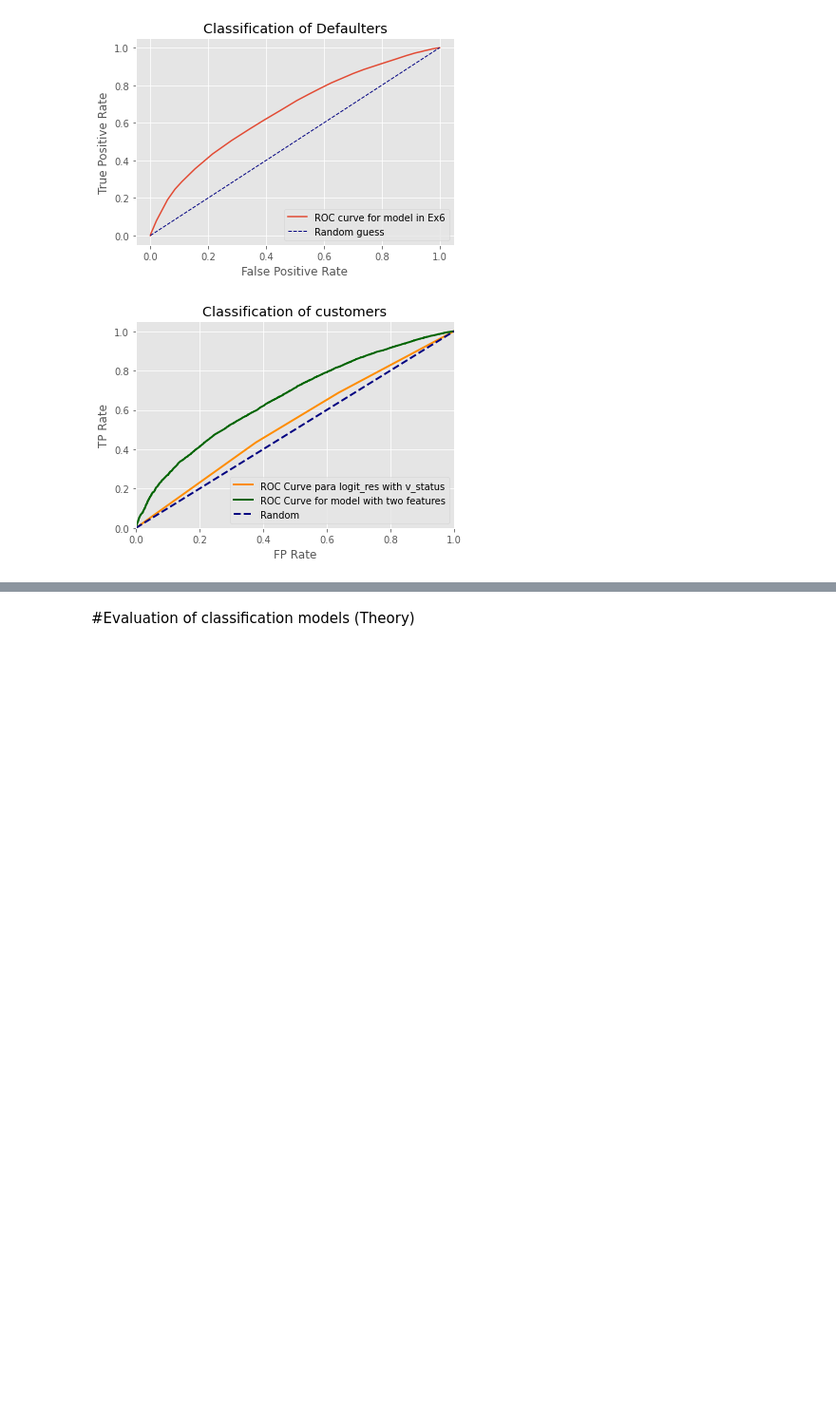
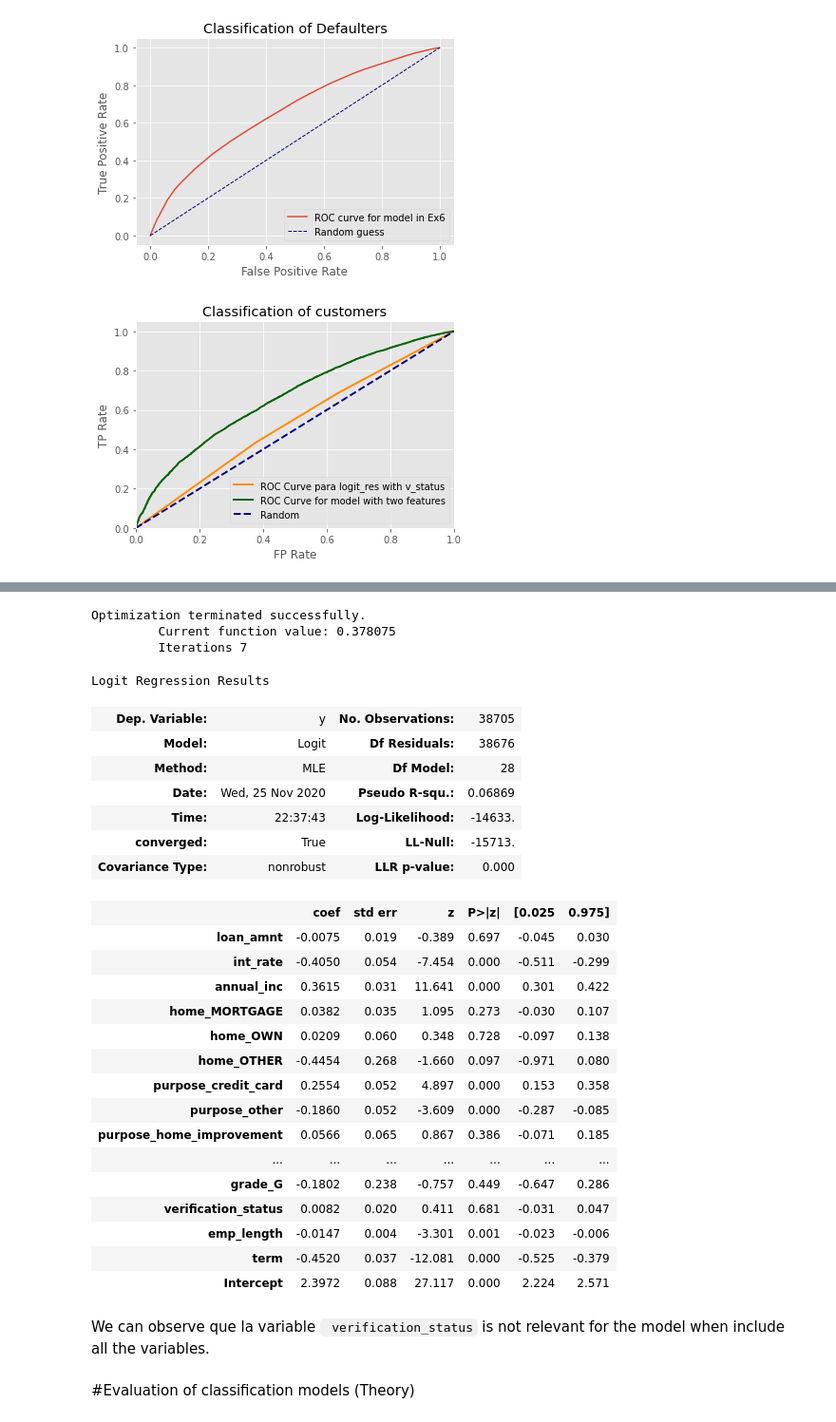
Before and after one commit to ancastillar/How-important-is-the-income-source-of-a-loan-applicant-, a Jupyter notebook: Model_LOAN.ipynb, the cells around one changed output, grey strips where cells are left out. Shown: that part at 95% size. Drawn from its saved outputs; the diff is of its cells as text; code cells hidden in the pictures; blank space fills up the shorter version.

```diff
--- a/Model_LOAN.ipynb
+++ b/Model_LOAN.ipynb
@@ -205,3 +257,37 @@ plt.show()
+# %%
+logit_full1 = sm.Logit(df.loan_status.cat.codes, df_pre) # The importance of the variables regarding loan_status
+logit_full1_res = logit_full1.fit()
+logit_full1_res.summary()
+# %% [output]
+Optimization terminated successfully.
+         Current function value: 0.378075
+         Iterations 7
+Logit Regression Results
+| Dep. Variable: | y | No. Observations: | 38705 |
+| Model: | Logit | Df Residuals: | 38676 |
+| Method: | MLE | Df Model: | 28 |
+| Date: | Wed, 25 Nov 2020 | Pseudo R-squ.: | 0.06869 |
+| Time: | 22:37:43 | Log-Likelihood: | -14633. |
+| converged: | True | LL-Null: | -15713. |
+| Covariance Type: | nonrobust | LLR p-value: | 0.000 |
+|  | coef | std err | z | P>|z| | [0.025 | 0.975] |
+| loan_amnt | -0.0075 | 0.019 | -0.389 | 0.697 | -0.045 | 0.030 |
+| int_rate | -0.4050 | 0.054 | -7.454 | 0.000 | -0.511 | -0.299 |
+| annual_inc | 0.3615 | 0.031 | 11.641 | 0.000 | 0.301 | 0.422 |
+| home_MORTGAGE | 0.0382 | 0.035 | 1.095 | 0.273 | -0.030 | 0.107 |
+| home_OWN | 0.0209 | 0.060 | 0.348 | 0.728 | -0.097 | 0.138 |
+| home_OTHER | -0.4454 | 0.268 | -1.660 | 0.097 | -0.971 | 0.080 |
+| purpose_credit_card | 0.2554 | 0.052 | 4.897 | 0.000 | 0.153 | 0.358 |
+| purpose_other | -0.1860 | 0.052 | -3.609 | 0.000 | -0.287 | -0.085 |
+| purpose_home_improvement | 0.0566 | 0.065 | 0.867 | 0.386 | -0.071 | 0.185 |
+| ... | ... | ... | ... | ... | ... | ... |
+| grade_G | -0.1802 | 0.238 | -0.757 | 0.449 | -0.647 | 0.286 |
+| verification_status | 0.0082 | 0.020 | 0.411 | 0.681 | -0.031 | 0.047 |
+| emp_length | -0.0147 | 0.004 | -3.301 | 0.001 | -0.023 | -0.006 |
+| term | -0.4520 | 0.037 | -12.081 | 0.000 | -0.525 | -0.379 |
+| Intercept | 2.3972 | 0.088 | 27.117 | 0.000 | 2.224 | 2.571 |
+# %% [markdown]
+We can observe que la variable <code> verification_status</code> is not relevant for the model when include all the variables.
 # %% [markdown]
 #Evaluation of classification models (Theory)
 # %% [markdown]
```
Also changed, not shown: parts of 10 cells of this notebook.
